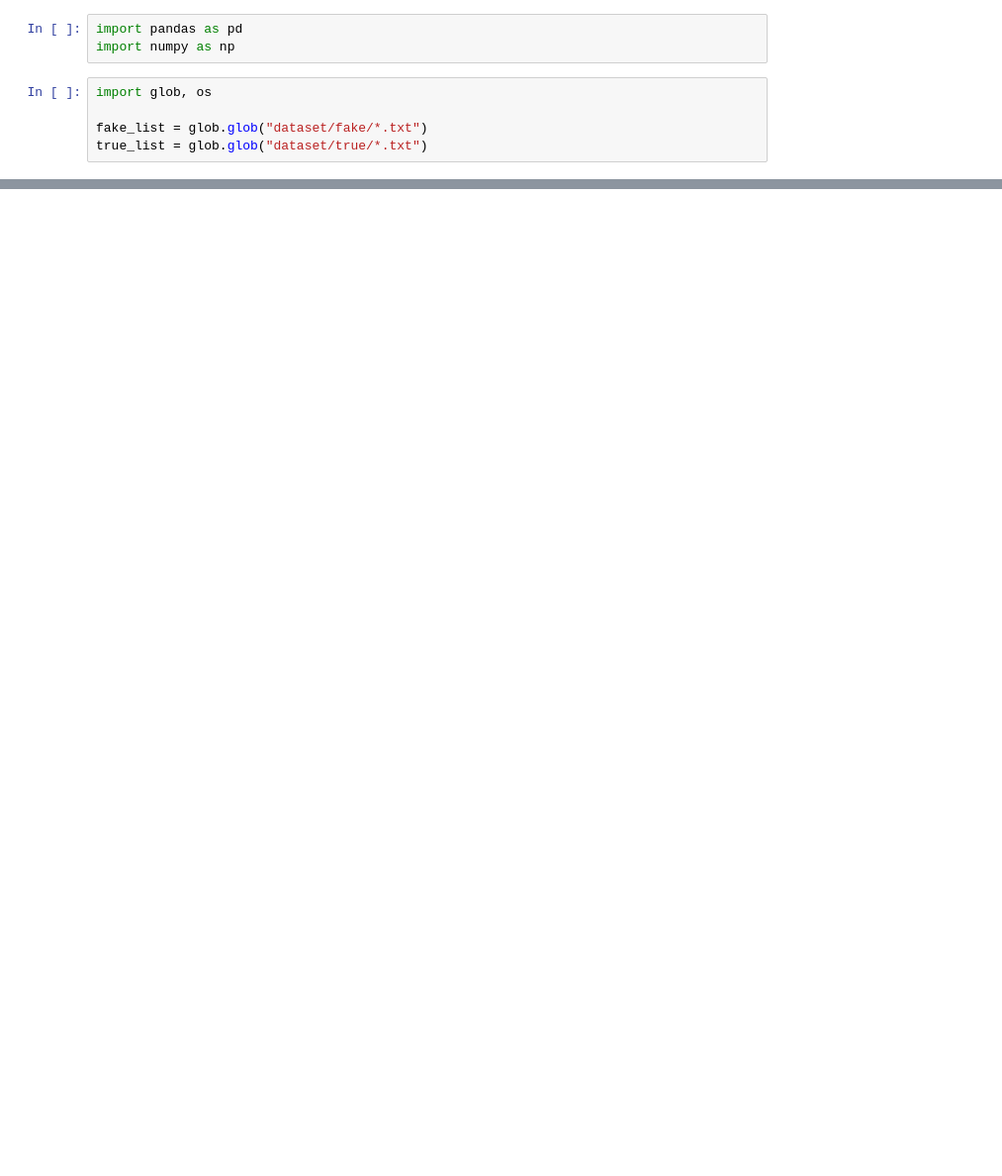
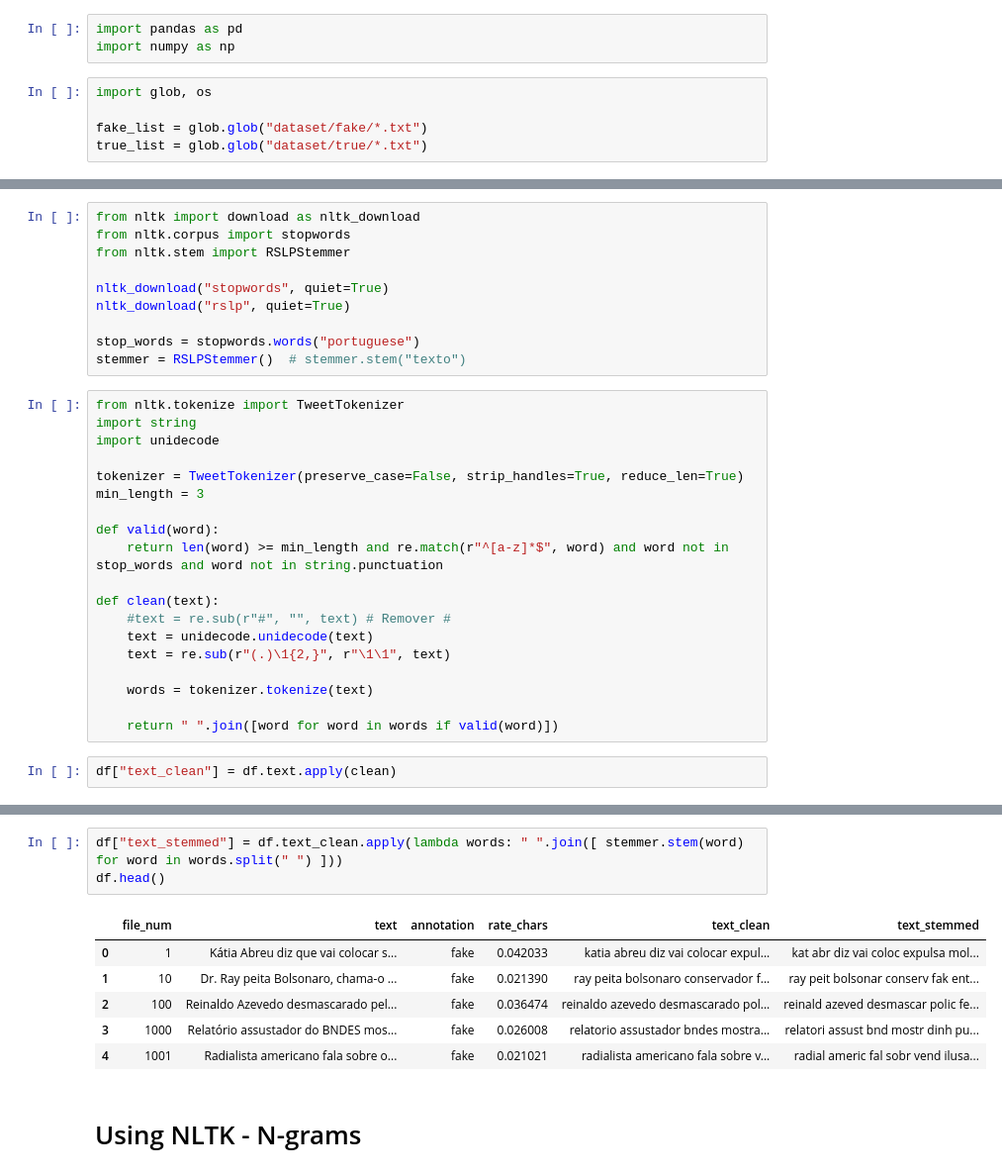
Before and after one commit to gubertoli/fake-check, a Jupyter notebook: Aprendizado Máquina.ipynb, the cells around one changed output, grey strips where cells are left out. Shown: that part at 99% size. Cells and saved outputs as stored; diff of their text form; blank space fills up the shorter version.

```diff
--- a/Aprendizado Máquina.ipynb
+++ b/Aprendizado Máquina.ipynb
@@ -47,0 +75,31 @@ Name: label, dtype: int64
+# %%
+from nltk import download as nltk_download
+from nltk.corpus import stopwords
+from nltk.stem import RSLPStemmer
+
+nltk_download("stopwords", quiet=True)
+nltk_download("rslp", quiet=True)
+
+stop_words = stopwords.words("portuguese")
+stemmer = RSLPStemmer()  # stemmer.stem("texto")
+# %%
+from nltk.tokenize import TweetTokenizer
+import string
+import unidecode
+
+tokenizer = TweetTokenizer(preserve_case=False, strip_handles=True, reduce_len=True)
+min_length = 3
+
+def valid(word):
+    return len(word) >= min_length and re.match(r"^[a-z]*$", word) and word not in stop_words and word not in string.punctuation
+
+def clean(text):
+    #text = re.sub(r"#", "", text) # Remover #
+    text = unidecode.unidecode(text)
+    text = re.sub(r"(.)\1{2,}", r"\1\1", text)
+
+    words = tokenizer.tokenize(text)
+
+    return " ".join([word for word in words if valid(word)])
+# %%
+df["text_clean"] = df.text.apply(clean)
@@ -47,0 +115,12 @@ Name: label, dtype: int64
+# %%
+df["text_stemmed"] = df.text_clean.apply(lambda words: " ".join([ stemmer.stem(word) for word in words.split(" ") ]))
+df.head()
+# %% [output]
+|  | file_num | text | annotation | rate_chars | text_clean | text_stemmed |
+| 0 | 1 | Kátia Abreu diz que vai colocar s... | fake | 0.042033 | katia abreu diz vai colocar expul... | kat abr diz vai coloc expulsa mol... |
+| 1 | 10 | Dr. Ray peita Bolsonaro, chama-o ... | fake | 0.021390 | ray peita bolsonaro conservador f... | ray peit bolsonar conserv fak ent... |
+| 2 | 100 | Reinaldo Azevedo desmascarado pel... | fake | 0.036474 | reinaldo azevedo desmascarado pol... | reinald azeved desmascar polic fe... |
+| 3 | 1000 | Relatório assustador do BNDES mos... | fake | 0.026008 | relatorio assustador bndes mostra... | relatori assust bnd mostr dinh pu... |
+| 4 | 1001 | Radialista americano fala sobre o... | fake | 0.021021 | radialista americano fala sobre v... | radial americ fal sobr vend ilusa... |
+# %% [markdown]
+# Using NLTK - N-grams
```
Also changed, not shown: parts of 29 cells of this notebook, 2 other files.
